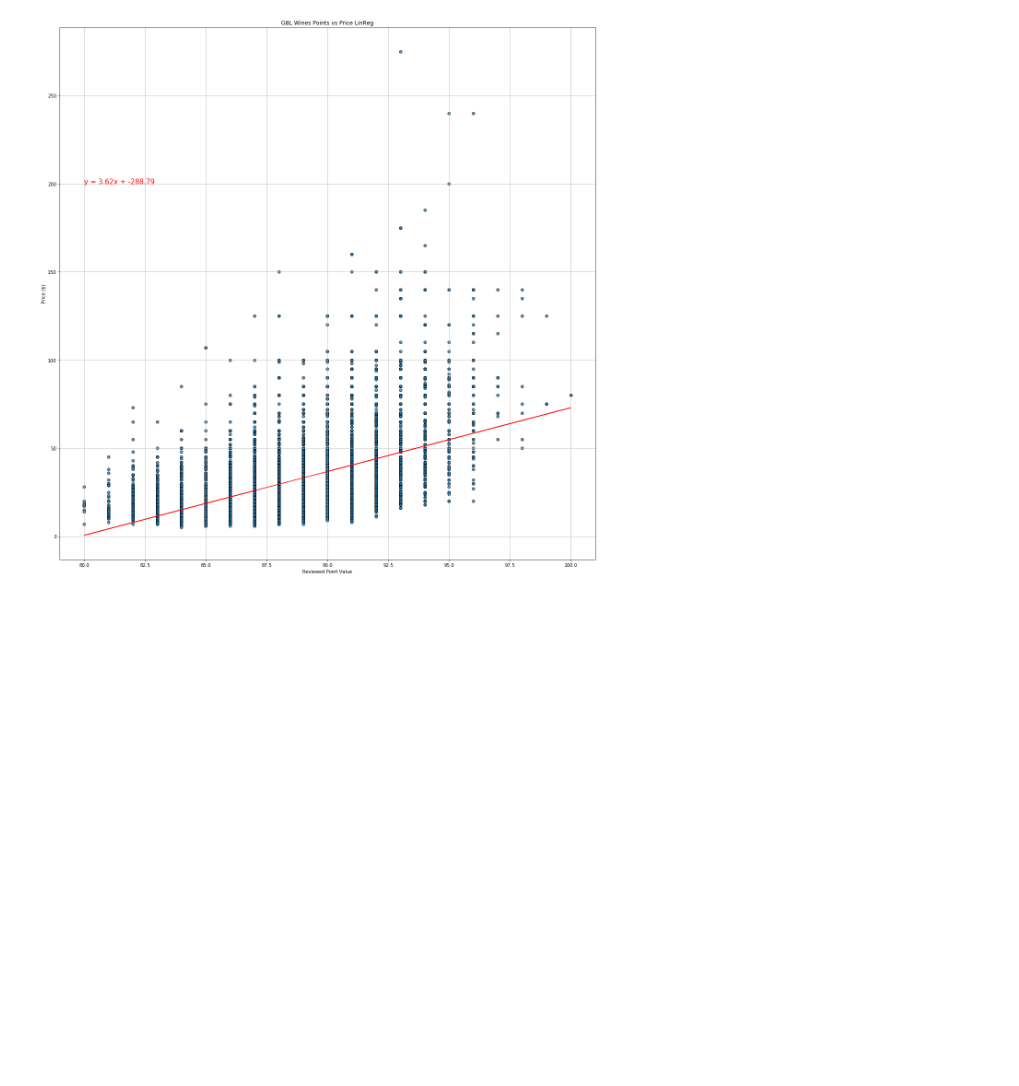
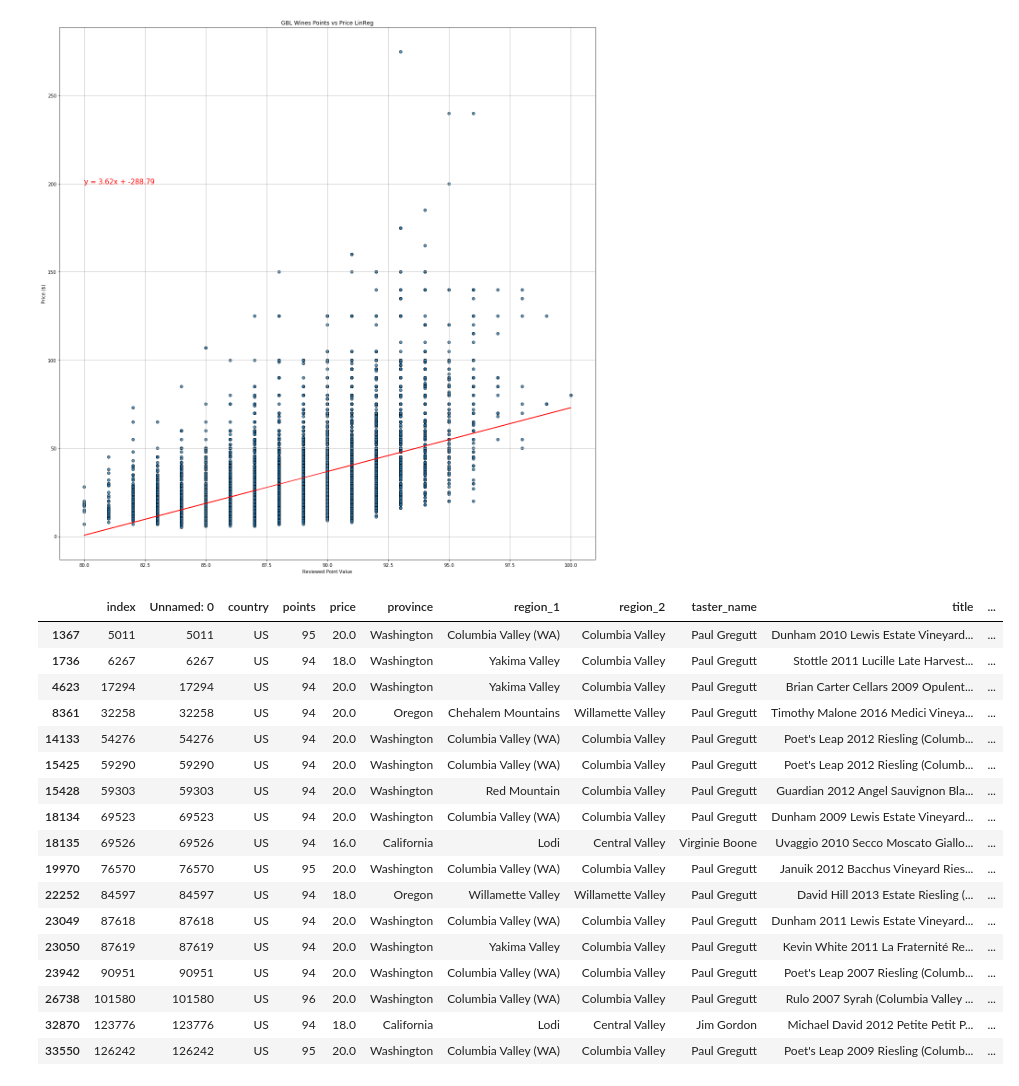
Before and after one commit to 4Reference/Project1, a Jupyter notebook: wine_analysis.ipynb, the cells around one changed output. Cells and saved outputs as stored; diff of their text form; code cells hidden in the pictures; blank space fills up the shorter version.

Commit message:
added value wine criterie
added a couple sections and changed the title

```diff
--- a/wine_analysis.ipynb
+++ b/wine_analysis.ipynb
@@ -358,3 +390,25 @@ plt.show()
 # %% [output]
 The correlation coefficient between Review Points and Price is 0.53 for GBL Wines not from CA
 [figure]
+# %%
+good_value_wines = clean_gbl_wines.loc[(clean_gbl_wines['price'] <= 20) & (clean_gbl_wines['points'] >= 94)]
+good_value_wines
+# %% [output]
+|  | index | Unnamed: 0 | country | points | price | province | region_1 | region_2 | taster_name | title | ... |
+| 1367 | 5011 | 5011 | US | 95 | 20.0 | Washington | Columbia Valley (WA) | Columbia Valley | Paul Gregutt | Dunham 2010 Lewis Estate Vineyard... | ... |
+| 1736 | 6267 | 6267 | US | 94 | 18.0 | Washington | Yakima Valley | Columbia Valley | Paul Gregutt | Stottle 2011 Lucille Late Harvest... | ... |
+| 4623 | 17294 | 17294 | US | 94 | 20.0 | Washington | Yakima Valley | Columbia Valley | Paul Gregutt | Brian Carter Cellars 2009 Opulent... | ... |
+| 8361 | 32258 | 32258 | US | 94 | 20.0 | Oregon | Chehalem Mountains | Willamette Valley | Paul Gregutt | Timothy Malone 2016 Medici Vineya... | ... |
+| 14133 | 54276 | 54276 | US | 94 | 20.0 | Washington | Columbia Valley (WA) | Columbia Valley | Paul Gregutt | Poet's Leap 2012 Riesling (Columb... | ... |
+| 15425 | 59290 | 59290 | US | 94 | 20.0 | Washington | Columbia Valley (WA) | Columbia Valley | Paul Gregutt | Poet's Leap 2012 Riesling (Columb... | ... |
+| 15428 | 59303 | 59303 | US | 94 | 20.0 | Washington | Red Mountain | Columbia Valley | Paul Gregutt | Guardian 2012 Angel Sauvignon Bla... | ... |
+| 18134 | 69523 | 69523 | US | 94 | 20.0 | Washington | Columbia Valley (WA) | Columbia Valley | Paul Gregutt | Dunham 2009 Lewis Estate Vineyard... | ... |
+| 18135 | 69526 | 69526 | US | 94 | 16.0 | California | Lodi | Central Valley | Virginie Boone | Uvaggio 2010 Secco Moscato Giallo... | ... |
+| 19970 | 76570 | 76570 | US | 95 | 20.0 | Washington | Columbia Valley (WA) | Columbia Valley | Paul Gregutt | Januik 2012 Bacchus Vineyard Ries... | ... |
+| 22252 | 84597 | 84597 | US | 94 | 18.0 | Oregon | Willamette Valley | Willamette Valley | Paul Gregutt | David Hill 2013 Estate Riesling (... | ... |
+| 23049 | 87618 | 87618 | US | 94 | 20.0 | Washington | Columbia Valley (WA) | Columbia Valley | Paul Gregutt | Dunham 2011 Lewis Estate Vineyard... | ... |
+| 23050 | 87619 | 87619 | US | 94 | 20.0 | Washington | Yakima Valley | Columbia Valley | Paul Gregutt | Kevin White 2011 La Fraternité Re... | ... |
+| 23942 | 90951 | 90951 | US | 94 | 20.0 | Washington | Columbia Valley (WA) | Columbia Valley | Paul Gregutt | Poet's Leap 2007 Riesling (Columb... | ... |
+| 26738 | 101580 | 101580 | US | 96 | 20.0 | Washington | Columbia Valley (WA) | Columbia Valley | Paul Gregutt | Rulo 2007 Syrah (Columbia Valley ... | ... |
+| 32870 | 123776 | 123776 | US | 94 | 18.0 | California | Lodi | Central Valley | Jim Gordon | Michael David 2012 Petite Petit P... | ... |
+| 33550 | 126242 | 126242 | US | 95 | 20.0 | Washington | Columbia Valley (WA) | Columbia Valley | Paul Gregutt | Poet's Leap 2009 Riesling (Columb... | ... |
```
Also changed, not shown: parts of 4 cells of this notebook.
